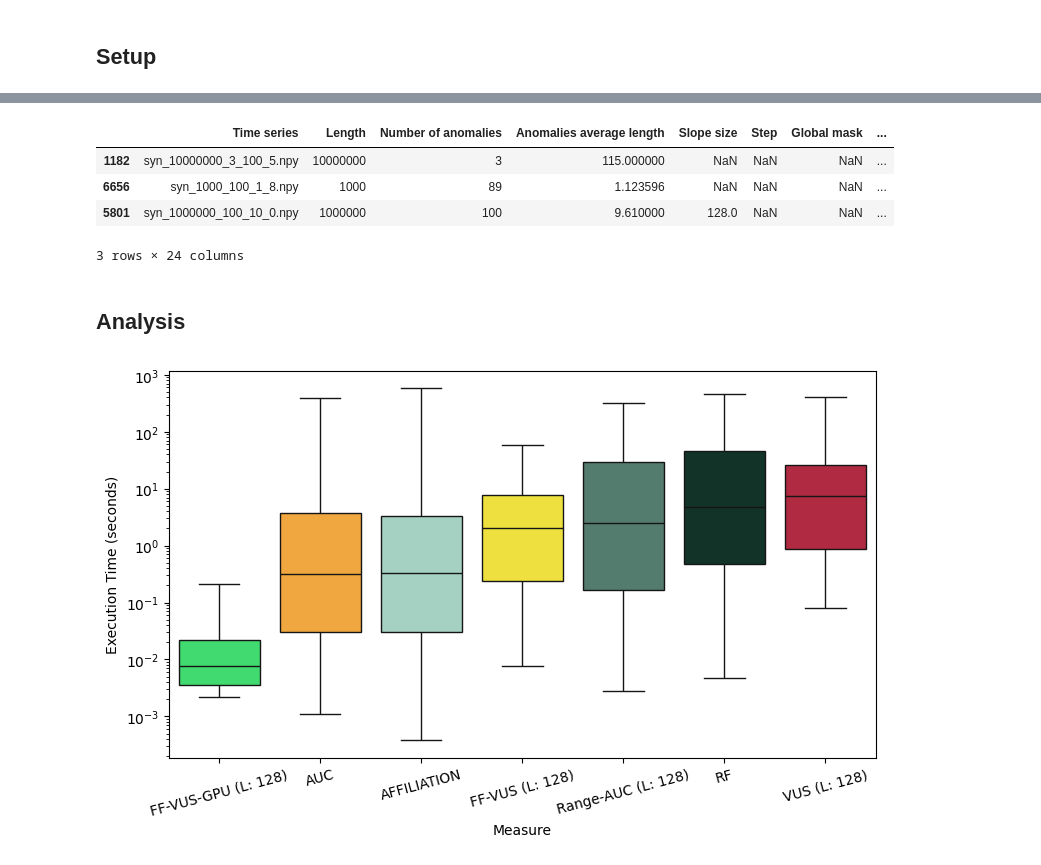
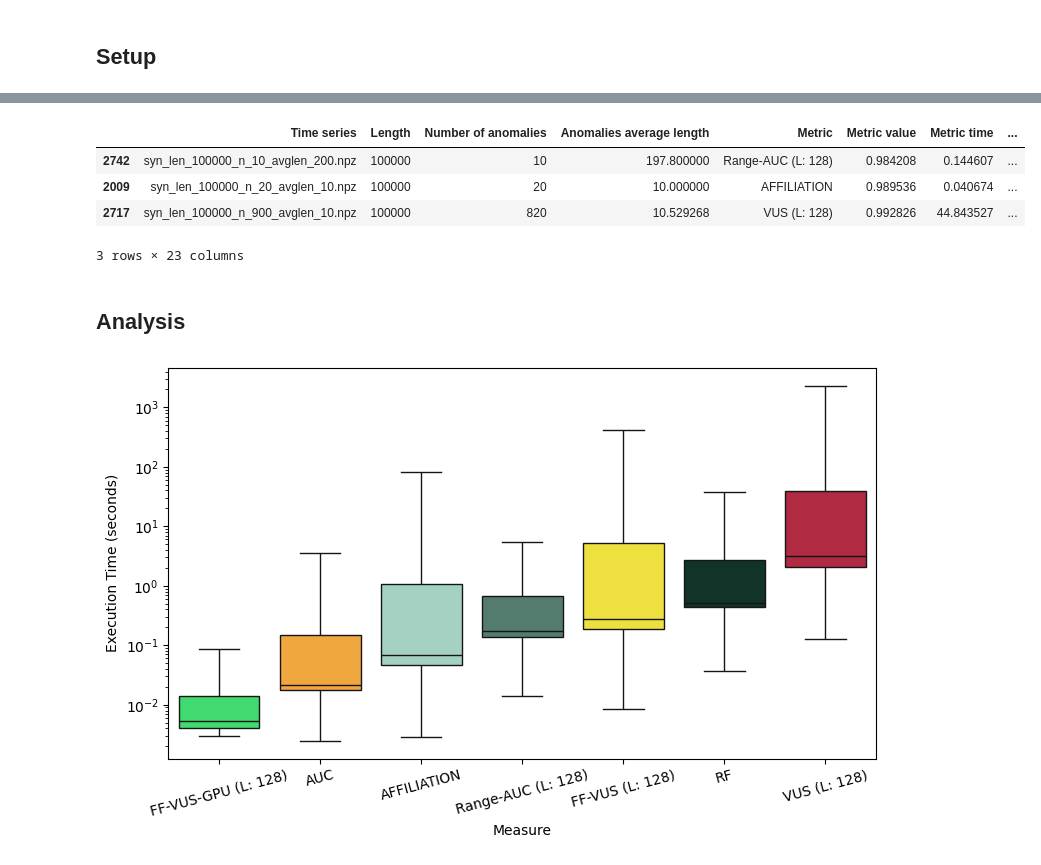
Before and after one commit to sylligardos/ff-vus, a Jupyter notebook: src/notebooks/allmetrics_defparams_syn.ipynb, the cells around one changed output, grey strips where cells are left out. Saved outputs shown, nothing was run; the diff lists cells and outputs as text; code cells hidden in the pictures.

```diff
--- a/src/notebooks/allmetrics_defparams_syn.ipynb
+++ b/src/notebooks/allmetrics_defparams_syn.ipynb
@@ -30,12 +30,12 @@ Number of result files: 715
 # %%
 formal_names = {
-    'FF-VUS-PR': 'FF-VUS (L: 128)',
-    'FF-VUS-PR-GPU': 'FF-VUS-GPU (L: 128)',
-    'AUC-PR': 'AUC',
-    'VUS-PR': 'VUS (L: 128)',
+    'FF-VUS': 'FF-VUS (L: 128)',
+    'FF-VUS-GPU': 'FF-VUS-GPU (L: 128)',
+    'AUC': 'AUC',
+    'VUS': 'VUS (L: 128)',
     'RF': 'RF',
     'AFFILIATION': 'AFFILIATION',
-    'RANGE-AUC-PR': 'Range-AUC (L: 128)',
+    'RANGE-AUC': 'Range-AUC (L: 128)',
 }
 
 color_palette = {
@@ -50,21 +50,21 @@ color_palette = {
 # %%
 # Initialize an empty DataFrame to store the combined data
 df = pd.DataFrame()
 
 # Read and combine all files
 for file in tqdm(result_files):
     file_path = os.path.join(results_path, file)
-    curr_df = pd.read_csv(file_path, index_col=0)
+    curr_df = pd.read_csv(file_path, index_col=0).reset_index()
     df = pd.concat([df, curr_df], ignore_index=True)
 
 df['Metric'] = df['Metric'].map(formal_names)
 df.sample(3)
 # %% [output]
-|  | Time series | Length | Number of anomalies | Anomalies average length | Slope size | Step | Global mask | ... |
-| 1182 | syn_10000000_3_100_5.npy | 10000000 | 3 | 115.000000 | NaN | NaN | NaN | ... |
-| 6656 | syn_1000_100_1_8.npy | 1000 | 89 | 1.123596 | NaN | NaN | NaN | ... |
-| 5801 | syn_1000000_100_10_0.npy | 1000000 | 100 | 9.610000 | 128.0 | NaN | NaN | ... |
+|  | Time series | Length | Number of anomalies | Anomalies average length | Metric | Metric value | Metric time | ... |
+| 2742 | syn_len_100000_n_10_avglen_200.npz | 100000 | 10 | 197.800000 | Range-AUC (L: 128) | 0.984208 | 0.144607 | ... |
+| 2009 | syn_len_100000_n_20_avglen_10.npz | 100000 | 20 | 10.000000 | AFFILIATION | 0.989536 | 0.040674 | ... |
+| 2717 | syn_len_100000_n_900_avglen_10.npz | 100000 | 820 | 10.529268 | VUS (L: 128) | 0.992826 | 44.843527 | ... |
-3 rows × 24 columns
+3 rows × 23 columns
 # %% [markdown]
 ## Analysis
 # %%
@@ -95,4 +95,4 @@ plt.tight_layout()
 plt.savefig(os.path.join(save_fig_path, 'exec_time_comparison.svg'))
 plt.show()
 # %% [output]
-[figure, old version]
+[figure, new version]
```
Also changed, not shown: parts of 11 cells of this notebook, 1 other file.
